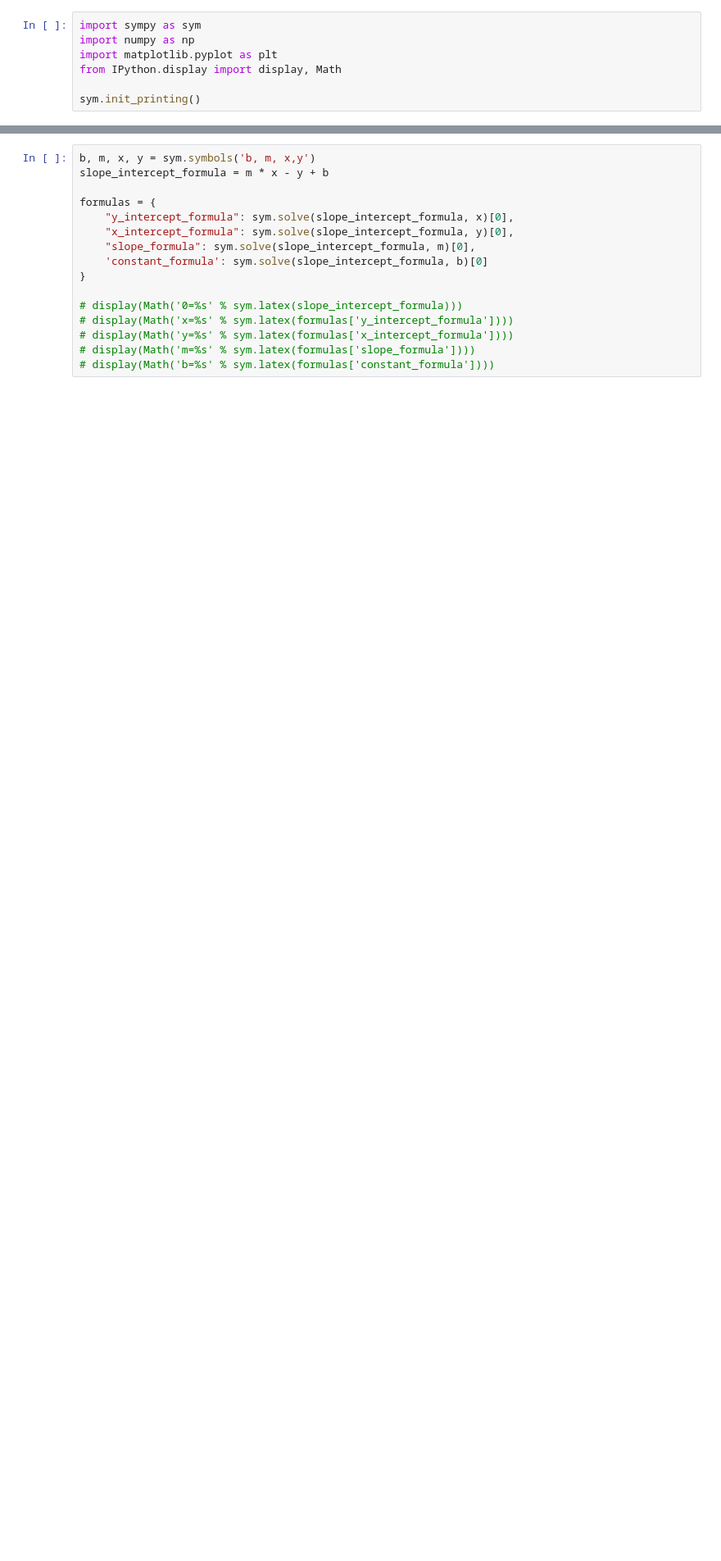
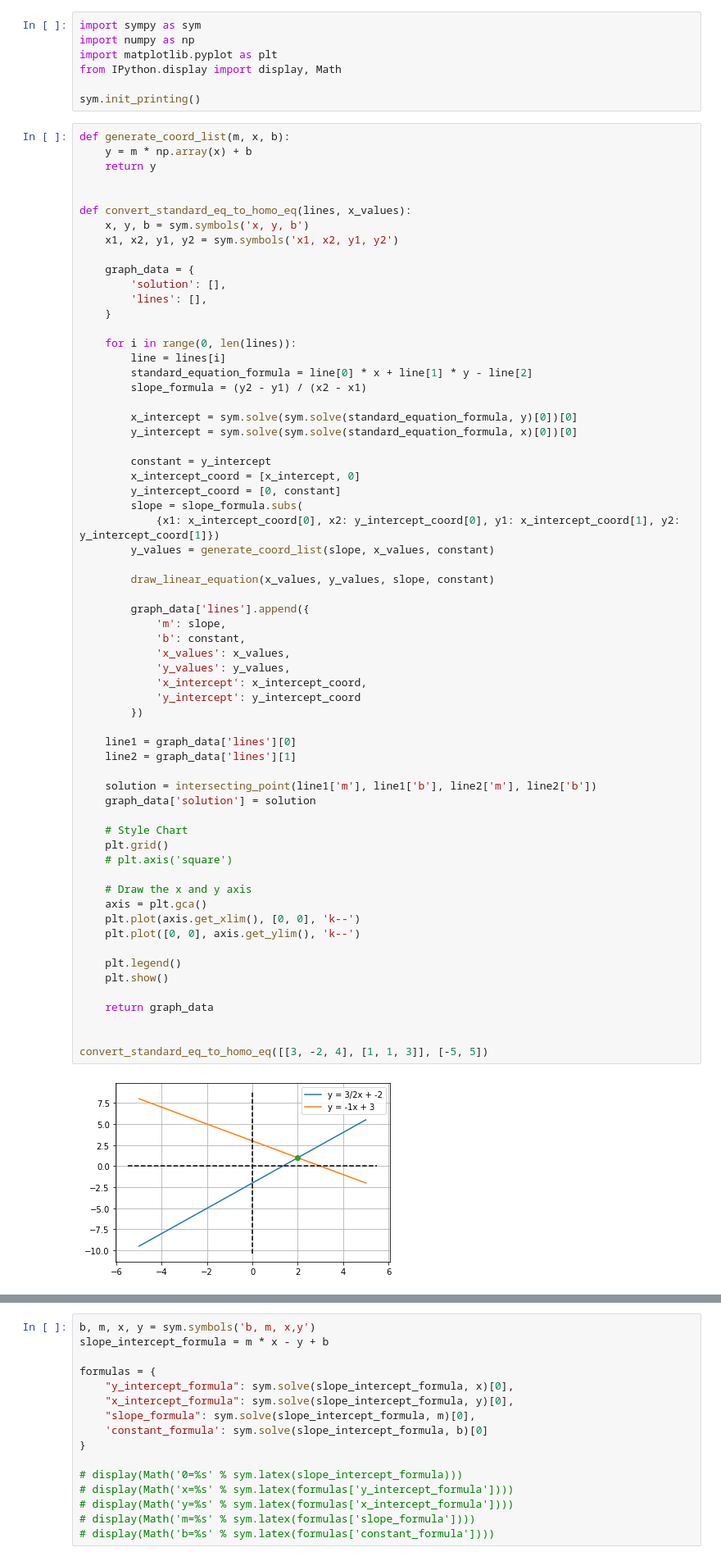
Before and after one commit to LiamCarrLLC/Learning-Symbolic-Math-Python, a Jupyter notebook: My Projects/SystemOfEquationSolve&Graph.ipynb, the cells around one changed output, grey strips where cells are left out. Shown at 82% size. Saved outputs shown, nothing was run; the diff lists cells and outputs as text; blank space fills up the shorter version.

```diff
--- a/My Projects/SystemOfEquationSolve&Graph.ipynb
+++ b/My Projects/SystemOfEquationSolve&Graph.ipynb
@@ -5,3 +5,68 @@ import matplotlib.pyplot as plt
 from IPython.display import display, Math
 
 sym.init_printing()
+# %%
+def generate_coord_list(m, x, b):
+    y = m * np.array(x) + b
+    return y
+
+
+def convert_standard_eq_to_homo_eq(lines, x_values):
+    x, y, b = sym.symbols('x, y, b')
+    x1, x2, y1, y2 = sym.symbols('x1, x2, y1, y2')
+
+    graph_data = {
+        'solution': [],
+        'lines': [],
+    }
+
+    for i in range(0, len(lines)):
+        line = lines[i]
+        standard_equation_formula = line[0] * x + line[1] * y - line[2]
+        slope_formula = (y2 - y1) / (x2 - x1)
+
+        x_intercept = sym.solve(sym.solve(standard_equation_formula, y)[0])[0]
+        y_intercept = sym.solve(sym.solve(standard_equation_formula, x)[0])[0]
+
+        constant = y_intercept
+        x_intercept_coord = [x_intercept, 0]
+        y_intercept_coord = [0, constant]
+        slope = slope_formula.subs(
+            {x1: x_intercept_coord[0], x2: y_intercept_coord[0], y1: x_intercept_coord[1], y2: y_intercept_coord[1]})
+        y_values = generate_coord_list(slope, x_values, constant)
+
+        draw_linear_equation(x_values, y_values, slope, constant)
+
+        graph_data['lines'].append({
+            'm': slope,
+            'b': constant,
+            'x_values': x_values,
+            'y_values': y_values,
+            'x_intercept': x_intercept_coord,
+            'y_intercept': y_intercept_coord
+        })
+
+    line1 = graph_data['lines'][0]
+    line2 = graph_data['lines'][1]
+
+    solution = intersecting_point(line1['m'], line1['b'], line2['m'], line2['b'])
+    graph_data['solution'] = solution
+
+    # Style Chart
+    plt.grid()
+    # plt.axis('square')
+
+    # Draw the x and y axis
+    axis = plt.gca()
+    plt.plot(axis.get_xlim(), [0, 0], 'k--')
+    plt.plot([0, 0], axis.get_ylim(), 'k--')
+
+    plt.legend()
+    plt.show()
+
+    return graph_data
+
+
+convert_standard_eq_to_homo_eq([[3, -2, 4], [1, 1, 3]], [-5, 5])
+# %% [output]
+[figure, added]
```
Also changed, not shown: parts of 4 cells of this notebook.
